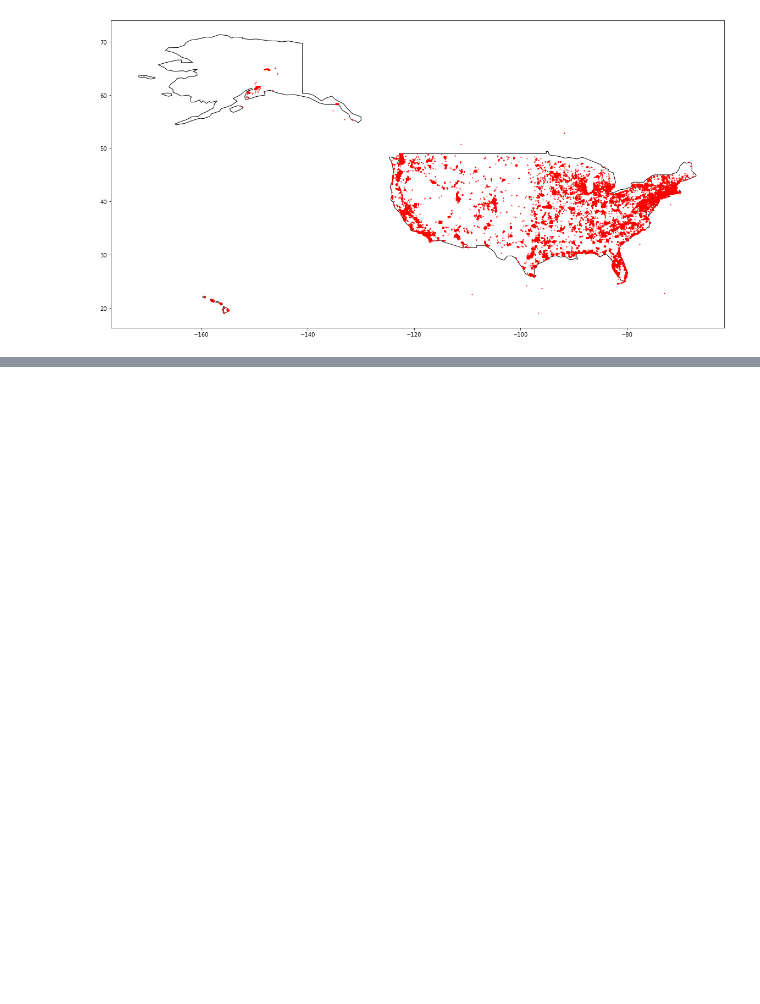
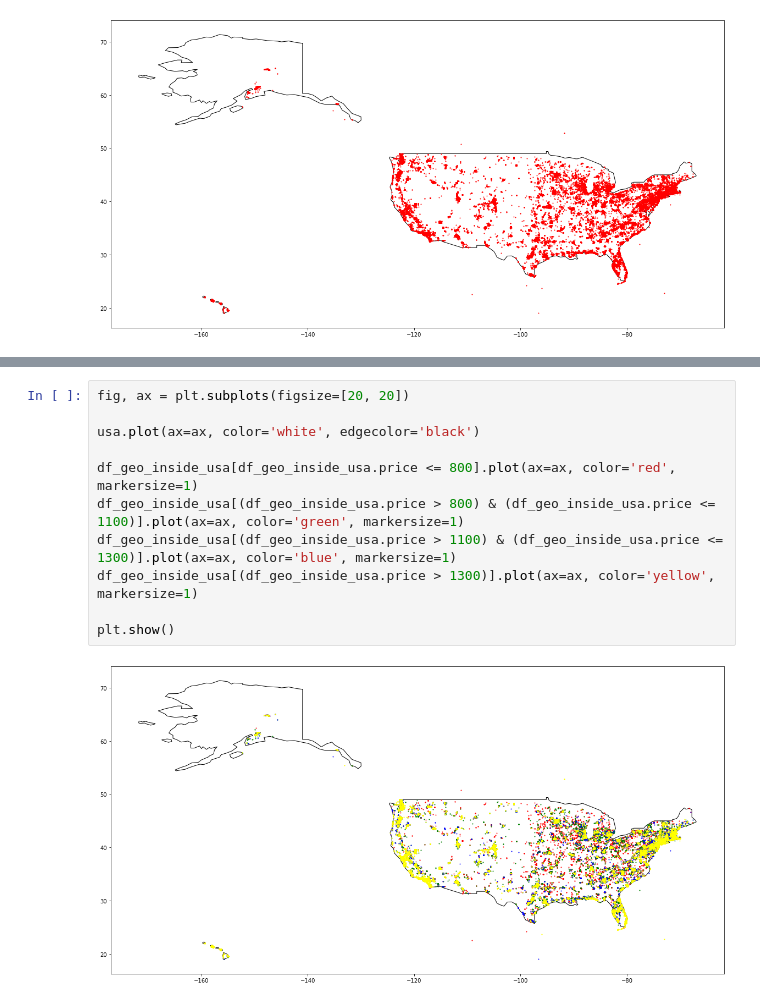
Before and after one commit to moferg/usa-housing-analysis, a Jupyter notebook: usa_housing_analysis.ipynb, the cells around one changed output, grey strips where cells are left out. Drawn from its saved outputs; the diff is of its cells as text; blank space fills up the shorter version.

Commit message:
color coded map plot based on housing prices

```diff
--- a/usa_housing_analysis.ipynb
+++ b/usa_housing_analysis.ipynb
@@ -1054,0 +1069,13 @@ plt.show()
+# %%
+fig, ax = plt.subplots(figsize=[20, 20])
+
+usa.plot(ax=ax, color='white', edgecolor='black')
+
+df_geo_inside_usa[df_geo_inside_usa.price <= 800].plot(ax=ax, color='red', markersize=1)
+df_geo_inside_usa[(df_geo_inside_usa.price > 800) & (df_geo_inside_usa.price <= 1100)].plot(ax=ax, color='green', markersize=1)
+df_geo_inside_usa[(df_geo_inside_usa.price > 1100) & (df_geo_inside_usa.price <= 1300)].plot(ax=ax, color='blue', markersize=1)
+df_geo_inside_usa[(df_geo_inside_usa.price > 1300)].plot(ax=ax, color='yellow', markersize=1)
+
+plt.show()
+# %% [output]
+[figure, added]
```
Also changed, not shown: parts of 5 cells of this notebook.
